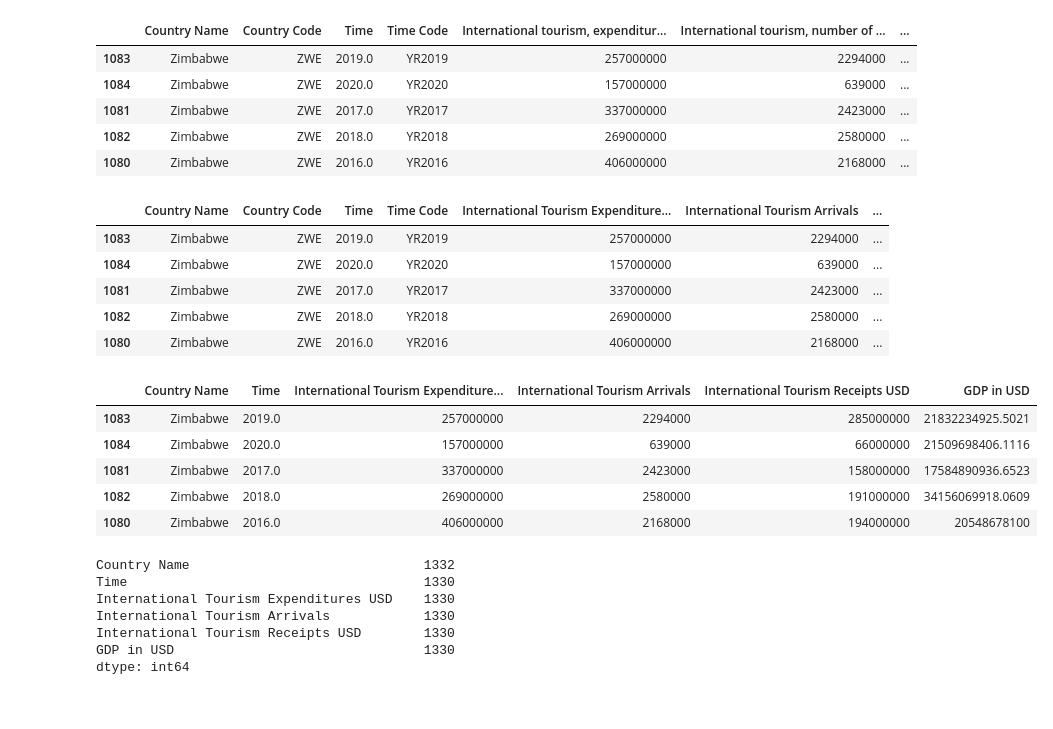
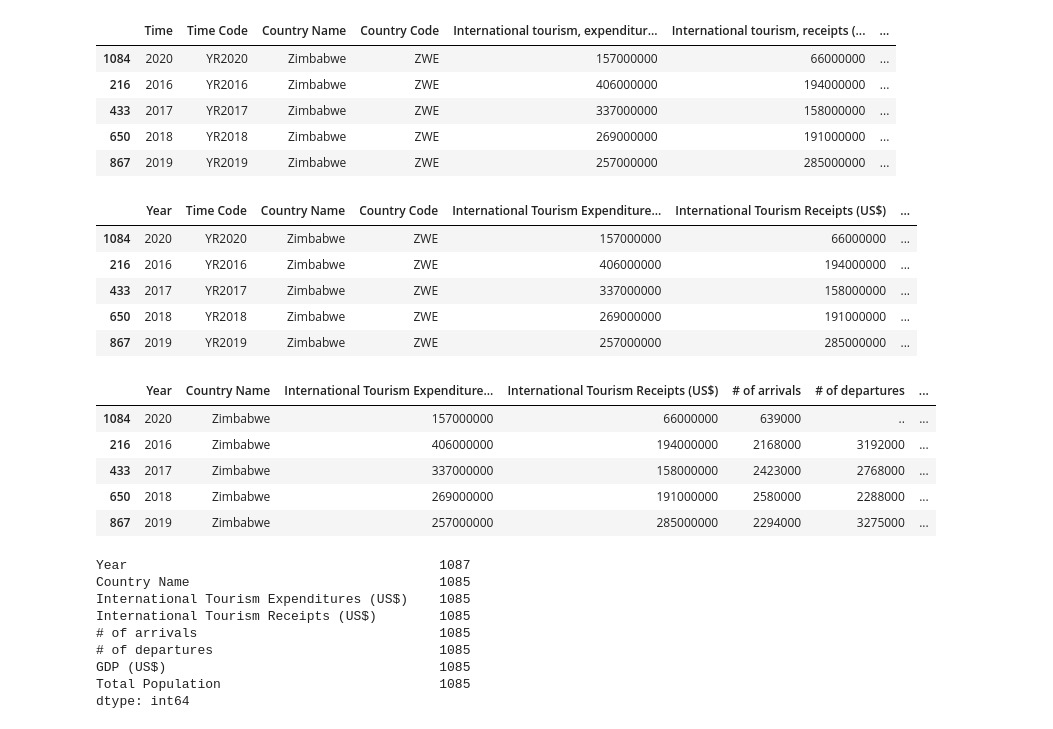
Before and after one commit to Cameron762/Project-1-11, a Jupyter notebook: Jupyter/Tourism.ipynb, the cells around one changed output. Drawn from its saved outputs; the diff is of its cells as text; code cells hidden in the pictures.

```diff
--- a/Jupyter/Tourism.ipynb
+++ b/Jupyter/Tourism.ipynb
@@ -4,5 +5,5 @@ from pathlib import Path
 # %%
-df = Path("../Resources/data.csv")
+df = Path("../Resources/tourismdata.csv")
 dfdf= pd.read_csv(df)
 dfdf.head(10)
 # %% [output]
@@ -21,42 +36,47 @@ dfdf.head(10)
 cleandf = dfdf.sort_values(['Country Name'],ascending = False)
 cleandf.head()
 # %% [output]
-|  | Country Name | Country Code | Time | Time Code | International tourism, expenditur... | International tourism, number of ... | ... |
-| 1083 | Zimbabwe | ZWE | 2019.0 | YR2019 | 257000000 | 2294000 | ... |
-| 1084 | Zimbabwe | ZWE | 2020.0 | YR2020 | 157000000 | 639000 | ... |
-| 1081 | Zimbabwe | ZWE | 2017.0 | YR2017 | 337000000 | 2423000 | ... |
-| 1082 | Zimbabwe | ZWE | 2018.0 | YR2018 | 269000000 | 2580000 | ... |
-| 1080 | Zimbabwe | ZWE | 2016.0 | YR2016 | 406000000 | 2168000 | ... |
+|  | Time | Time Code | Country Name | Country Code | International tourism, expenditur... | International tourism, receipts (... | ... |
+| 1084 | 2020 | YR2020 | Zimbabwe | ZWE | 157000000 | 66000000 | ... |
+| 216 | 2016 | YR2016 | Zimbabwe | ZWE | 406000000 | 194000000 | ... |
+| 433 | 2017 | YR2017 | Zimbabwe | ZWE | 337000000 | 158000000 | ... |
+| 650 | 2018 | YR2018 | Zimbabwe | ZWE | 269000000 | 191000000 | ... |
+| 867 | 2019 | YR2019 | Zimbabwe | ZWE | 257000000 | 285000000 | ... |
 # %%
-df_clean = cleandf.rename(columns={"GDP (current US$) [NY.GDP.MKTP.CD]":"GDP in USD",
-"International tourism, receipts (current US$) [ST.INT.RCPT.CD]":"International Tourism Receipts USD",
-"International tourism, expenditures (current US$) [ST.INT.XPND.CD]":"International Tourism Expenditures USD",
-"International tourism, number of arrivals [ST.INT.ARVL]":"International Tourism Arrivals"})
-df_clean.head()
+renamed_df = cleandf.rename(columns={"Time":"Year",
+                                "International tourism, expenditures (current US$) [ST.INT.XPND.CD]":"International Tourism Expenditures (US$)",
+                                "International tourism, receipts (current US$) [ST.INT.RCPT.CD]":"International Tourism Receipts (US$)",
+                                "International tourism, number of arrivals [ST.INT.ARVL]":"# of arrivals",
+                                "International tourism, number of departures [ST.INT.DPRT]":"# of departures",
+                                "Population, total [SP.POP.TOTL]":"Total Population",
+                                  "GDP (current US$) [NY.GDP.MKTP.CD]":"GDP (US$)"})
+renamed_df.head()
 # %% [output]
-|  | Country Name | Country Code | Time | Time Code | International Tourism Expenditure... | International Tourism Arrivals | ... |
-| 1083 | Zimbabwe | ZWE | 2019.0 | YR2019 | 257000000 | 2294000 | ... |
-| 1084 | Zimbabwe | ZWE | 2020.0 | YR2020 | 157000000 | 639000 | ... |
-| 1081 | Zimbabwe | ZWE | 2017.0 | YR2017 | 337000000 | 2423000 | ... |
-| 1082 | Zimbabwe | ZWE | 2018.0 | YR2018 | 269000000 | 2580000 | ... |
-| 1080 | Zimbabwe | ZWE | 2016.0 | YR2016 | 406000000 | 2168000 | ... |
+|  | Year | Time Code | Country Name | Country Code | International Tourism Expenditure... | International Tourism Receipts (US$) | ... |
+| 1084 | 2020 | YR2020 | Zimbabwe | ZWE | 157000000 | 66000000 | ... |
+| 216 | 2016 | YR2016 | Zimbabwe | ZWE | 406000000 | 194000000 | ... |
+| 433 | 2017 | YR2017 | Zimbabwe | ZWE | 337000000 | 158000000 | ... |
+| 650 | 2018 | YR2018 | Zimbabwe | ZWE | 269000000 | 191000000 | ... |
+| 867 | 2019 | YR2019 | Zimbabwe | ZWE | 257000000 | 285000000 | ... |
 # %%
-dfclean = df_clean.drop(["Time Code","Country Code",],axis = 1)
+dfclean = renamed_df.drop(["Time Code","Country Code",],axis = 1)
 dfclean.head()
 # %% [output]
-|  | Country Name | Time | International Tourism Expenditure... | International Tourism Arrivals | International Tourism Receipts USD | GDP in USD |
-| 1083 | Zimbabwe | 2019.0 | 257000000 | 2294000 | 285000000 | 21832234925.5021 |
-| 1084 | Zimbabwe | 2020.0 | 157000000 | 639000 | 66000000 | 21509698406.1116 |
-| 1081 | Zimbabwe | 2017.0 | 337000000 | 2423000 | 158000000 | 17584890936.6523 |
-| 1082 | Zimbabwe | 2018.0 | 269000000 | 2580000 | 191000000 | 34156069918.0609 |
-| 1080 | Zimbabwe | 2016.0 | 406000000 | 2168000 | 194000000 | 20548678100 |
+|  | Year | Country Name | International Tourism Expenditure... | International Tourism Receipts (US$) | # of arrivals | # of departures | ... |
+| 1084 | 2020 | Zimbabwe | 157000000 | 66000000 | 639000 | .. | ... |
+| 216 | 2016 | Zimbabwe | 406000000 | 194000000 | 2168000 | 3192000 | ... |
+| 433 | 2017 | Zimbabwe | 337000000 | 158000000 | 2423000 | 2768000 | ... |
+| 650 | 2018 | Zimbabwe | 269000000 | 191000000 | 2580000 | 2288000 | ... |
+| 867 | 2019 | Zimbabwe | 257000000 | 285000000 | 2294000 | 3275000 | ... |
 # %%
 dfclean.count()
 # %% [output]
-Country Name                              1332
-Time                                      1330
-International Tourism Expenditures USD    1330
-International Tourism Arrivals            1330
-International Tourism Receipts USD        1330
-GDP in USD                                1330
+Year                                        1087
+Country Name                                1085
+International Tourism Expenditures (US$)    1085
+International Tourism Receipts (US$)        1085
+# of arrivals                               1085
+# of departures                             1085
+GDP (US$)                                   1085
+Total Population                            1085
 dtype: int64
```
Also changed, not shown: parts of 9 cells of this notebook, 7 other files.
